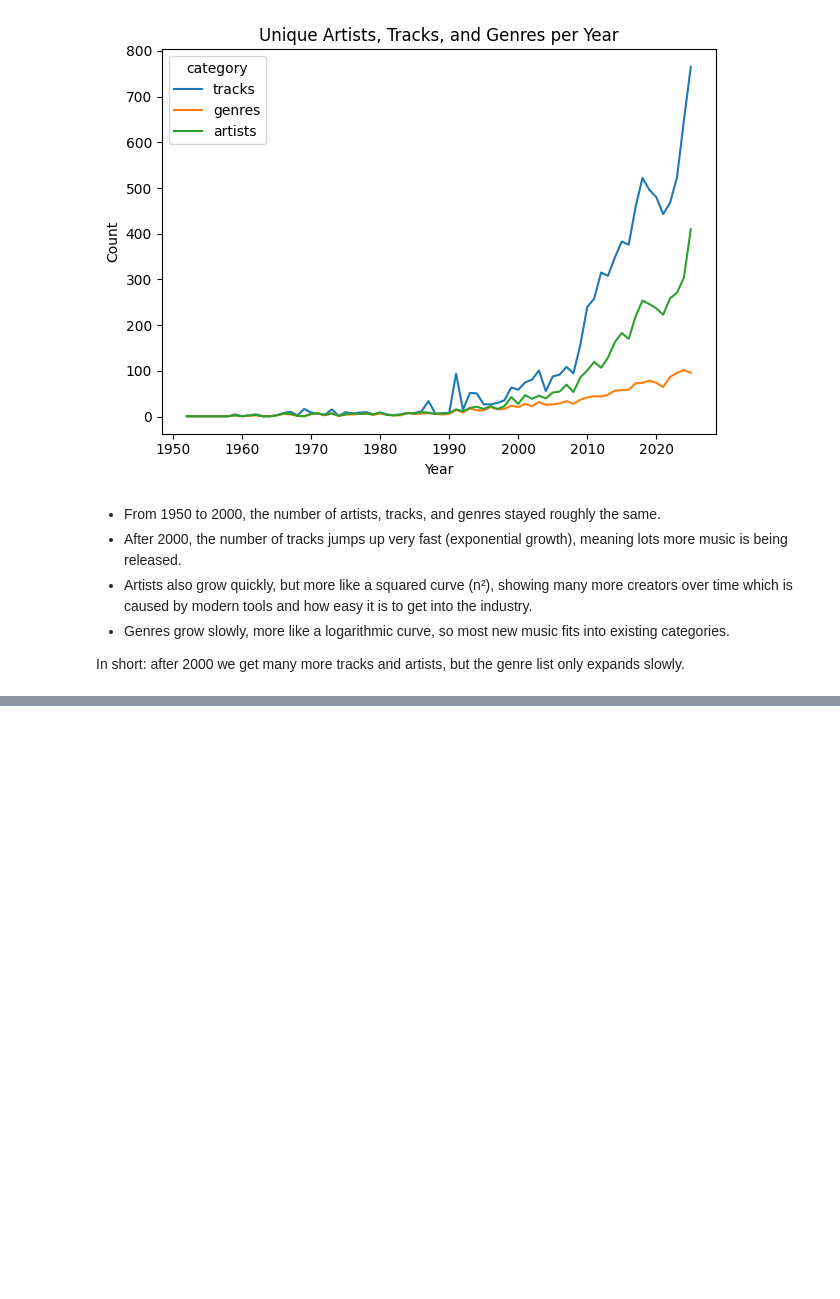
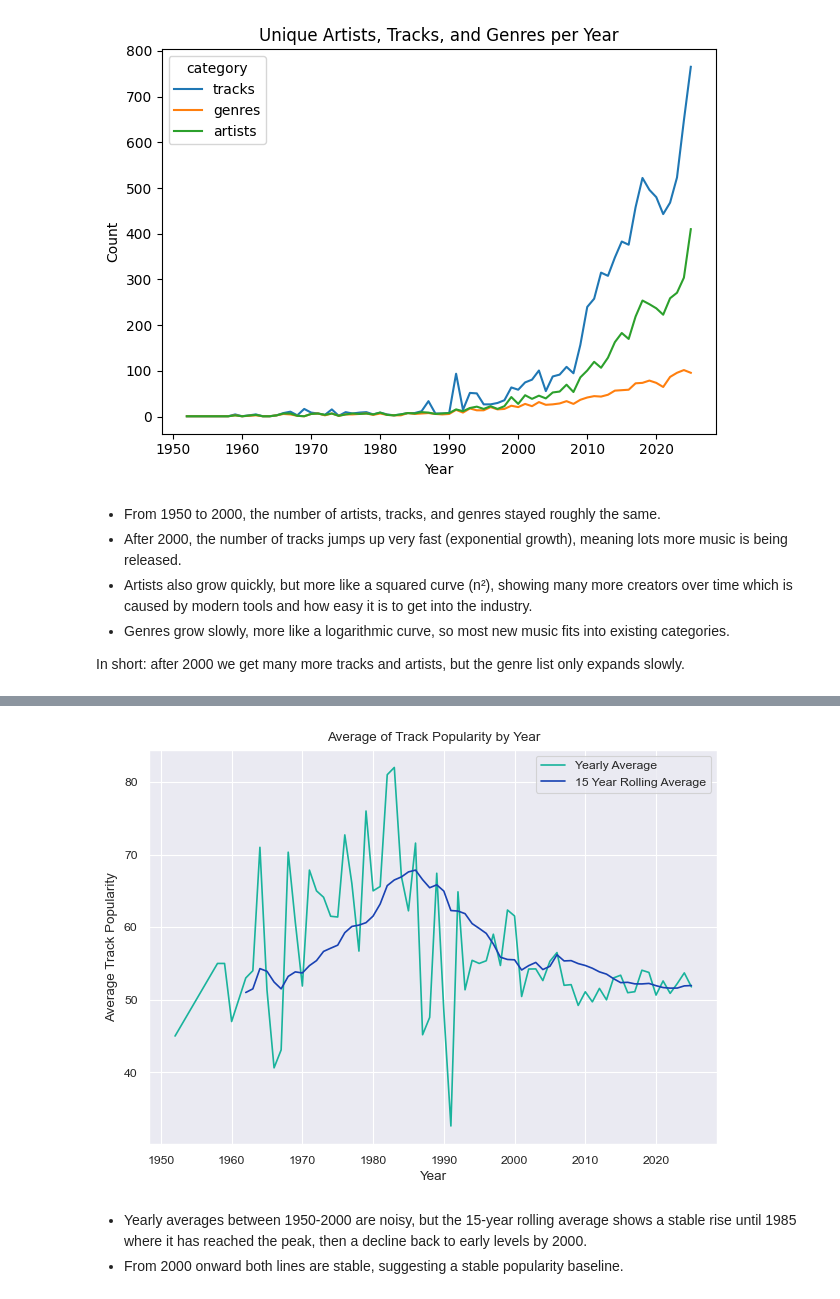
Before and after one commit to mo-chabane-tech/Data-Notebooks-And-Dashboards, a Jupyter notebook: Spotify Global Music/Notebook.ipynb, the cells around one changed output, grey strips where cells are left out. Cells and saved outputs as stored; diff of their text form; code cells hidden in the pictures; blank space fills up the shorter version.

Commit message:
feat: visualize average of track popularity by year.

```diff
--- a/Spotify Global Music/Notebook.ipynb
+++ b/Spotify Global Music/Notebook.ipynb
@@ -298,0 +301,3 @@ In short: after 2000 we get many more tracks and artists, but the genre list onl
+# %%
+df3 = df.groupby("year").agg(average_track_popularity = ("track_popularity", "mean")).round(2).reset_index()
+df3
@@ -298,0 +318,3 @@ In short: after 2000 we get many more tracks and artists, but the genre list onl
+# %%
+df3["rolling_mean"] = df3["average_track_popularity"].rolling(window=15, min_periods=5).mean().round(2)
+df3
@@ -298,0 +335,15 @@ In short: after 2000 we get many more tracks and artists, but the genre list onl
+# %%
+sns.set_theme("paper")
+sns.lineplot(data=df3, x="year", y="average_track_popularity", color="#19b39c", label="Yearly Average")
+sns.lineplot(data=df3, x="year", y="rolling_mean", color="#1942b3", label="15 Year Rolling Average")
+plt.title("Average of Track Popularity by Year")
+plt.ylabel("Average Track Popularity")
+plt.xlabel("Year")
+plt.legend(loc="upper right")
+plt.tight_layout()
+plt.show()
+# %% [output]
+[figure, added]
+# %% [markdown]
+- Yearly averages between 1950-2000 are noisy, but the 15-year rolling average shows a stable rise until 1985 where it has reached the peak, then a decline back to early levels by 2000.
+- From 2000 onward both lines are stable, suggesting a stable popularity baseline.
```
Also changed, not shown: parts of 3 cells of this notebook.
